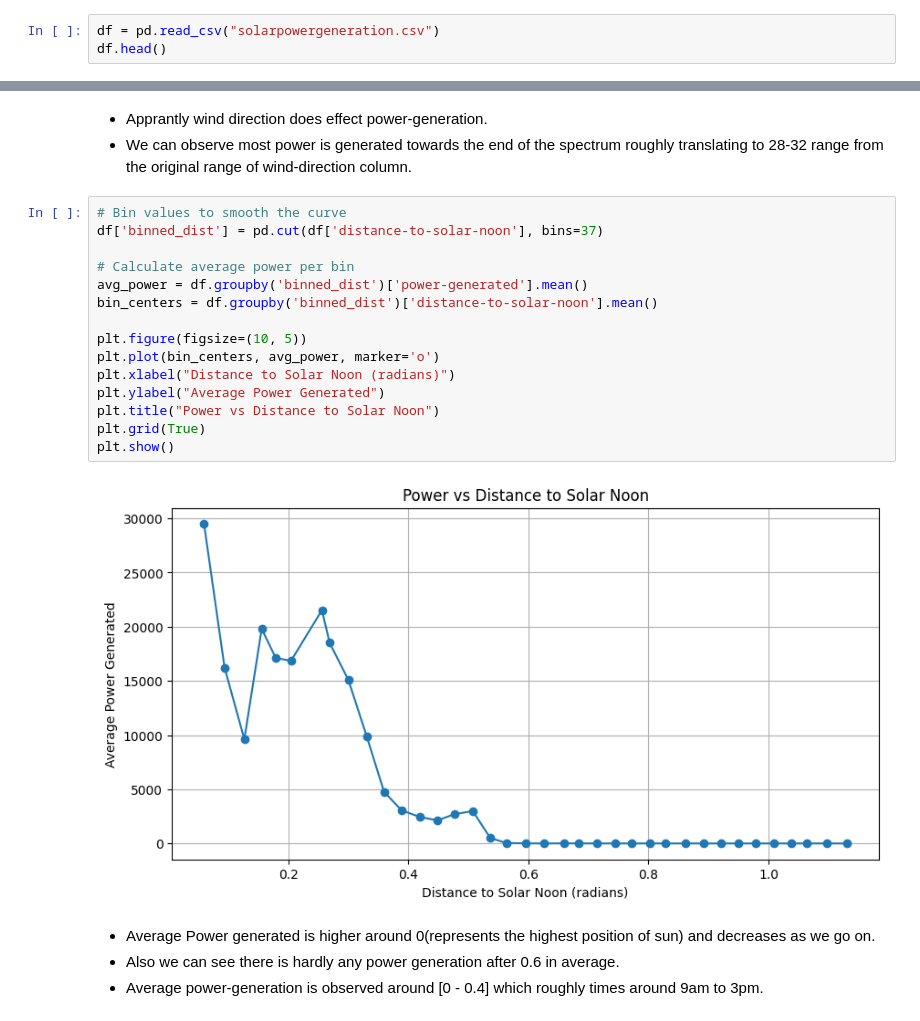
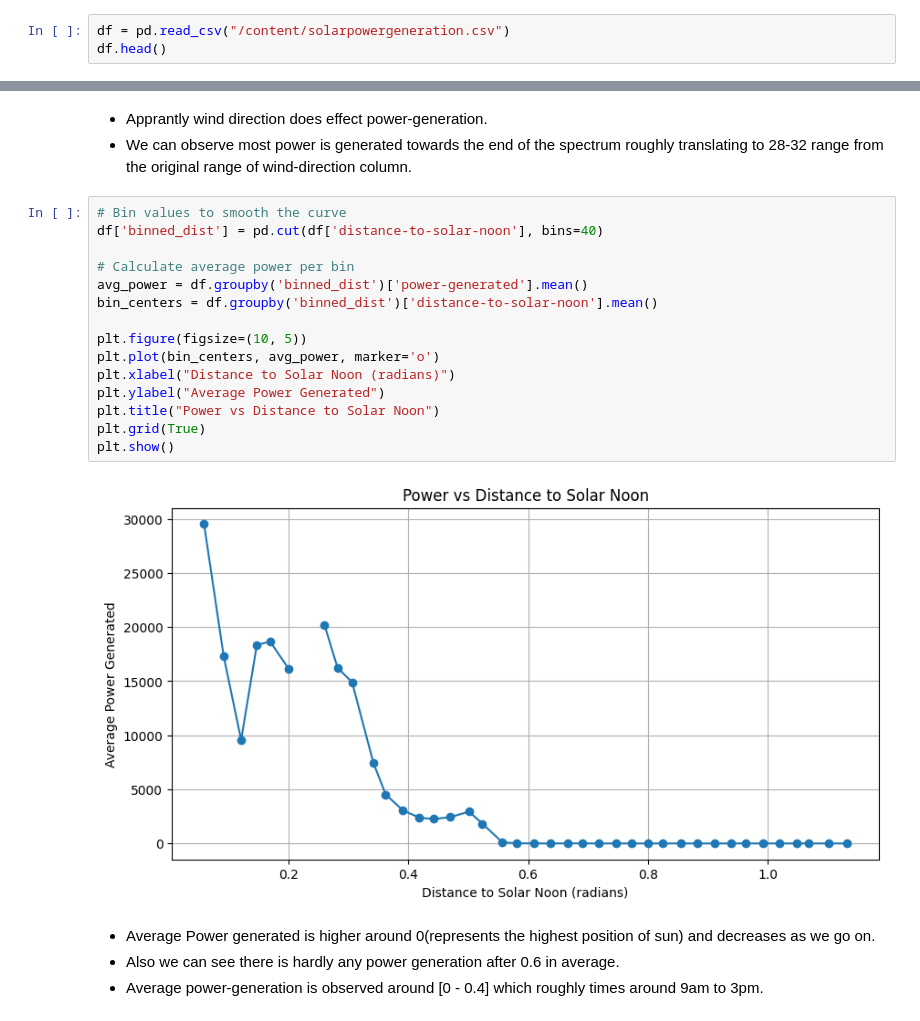
Before and after one commit to rizz045/Solar-Power-Generation-Prediction-Using-ML-Regression-Techniques, a Jupyter notebook: Solar_Power_Generation_Prediction Using_Regression.ipynb, the cells around one changed output, grey strips where cells are left out. Saved outputs shown, nothing was run; the diff lists cells and outputs as text.

```diff
--- a/Solar_Power_Generation_Prediction Using_Regression.ipynb
+++ b/Solar_Power_Generation_Prediction Using_Regression.ipynb
@@ -32,7 +33,7 @@ import seaborn as sns
 import warnings
 warnings.filterwarnings('ignore')
 # %%
-df = pd.read_csv("solarpowergeneration.csv")
+df = pd.read_csv("/content/solarpowergeneration.csv")
 df.head()
 # %% [output]
 |  | distance-to-solar-noon | temperature | wind-direction | wind-speed | sky-cover | visibility | humidity | ... |
@@ -191,21 +197,21 @@ fig.show()
 * We can observe most power is generated towards the end of the spectrum roughly translating to 28-32 range from the original range of wind-direction column.
 # %%
 # Bin values to smooth the curve
-df['binned_dist'] = pd.cut(df['distance-to-solar-noon'], bins=37)
+df['binned_dist'] = pd.cut(df['distance-to-solar-noon'], bins=40)
 
 # Calculate average power per bin
 avg_power = df.groupby('binned_dist')['power-generated'].mean()
 bin_centers = df.groupby('binned_dist')['distance-to-solar-noon'].mean()
 
 plt.figure(figsize=(10, 5))
 plt.plot(bin_centers, avg_power, marker='o')
 plt.xlabel("Distance to Solar Noon (radians)")
 plt.ylabel("Average Power Generated")
 plt.title("Power vs Distance to Solar Noon")
 plt.grid(True)
 plt.show()
 # %% [output]
-[figure, old version]
+[figure, new version]
 # %% [markdown]
 * Average Power generated is higher around 0(represents the highest position of sun) and decreases as we go on.
 * Also we can see there is hardly any power generation after 0.6 in average.
```
Also changed, not shown: parts of 66 cells of this notebook.
